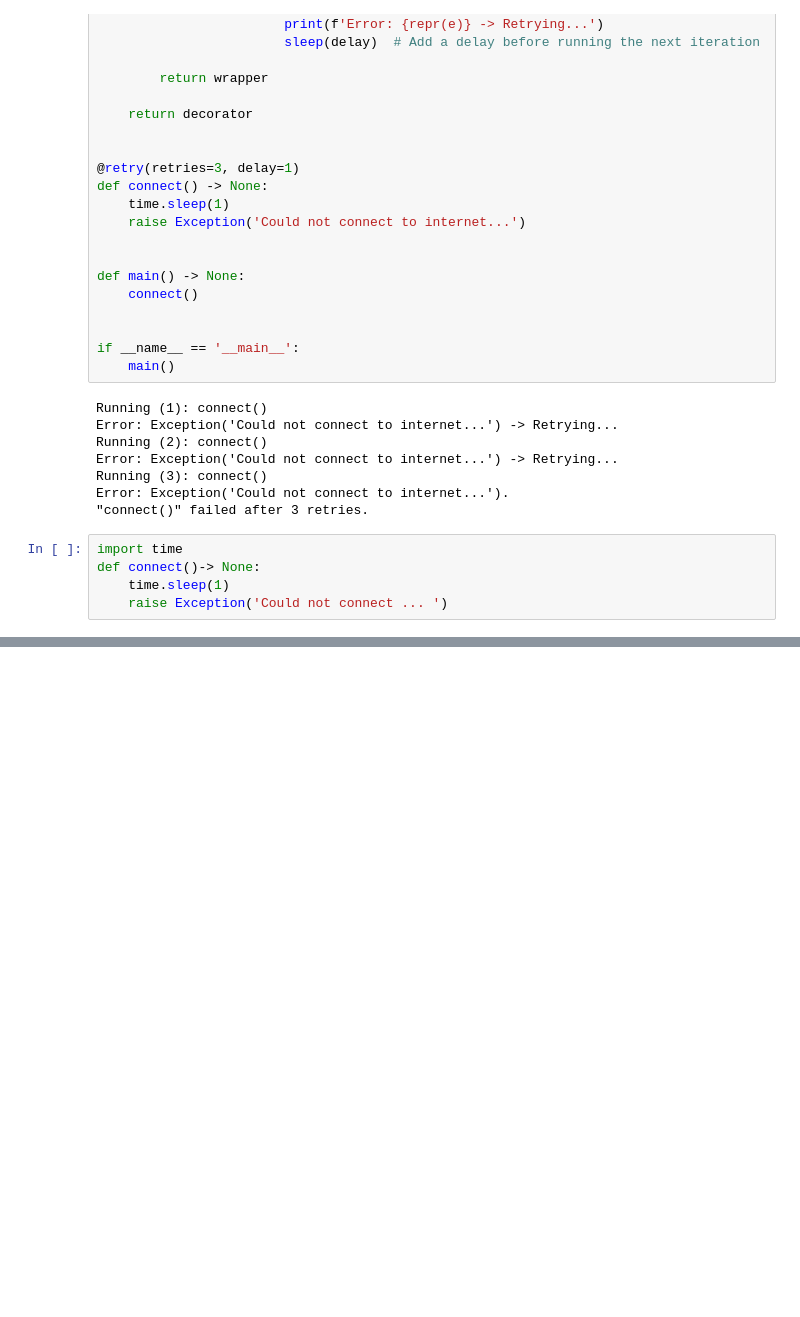
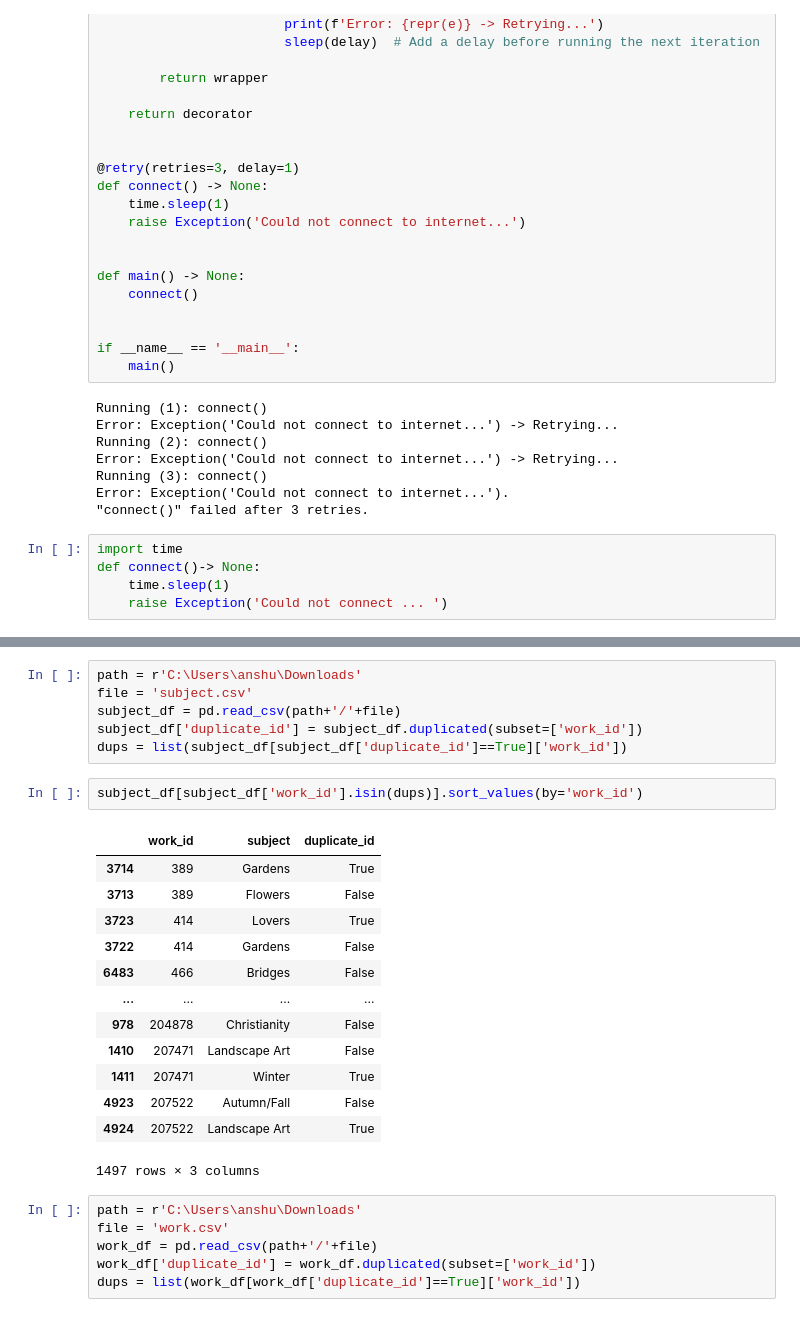
Before and after one commit to AnshuBantra/Python, a Jupyter notebook: Developer/Five_Useful_Decorators.ipynb, the cells around one changed output, grey strips where cells are left out. Cells and saved outputs as stored; diff of their text form; blank space fills up the shorter version.

```diff
--- a/Developer/Five_Useful_Decorators.ipynb
+++ b/Developer/Five_Useful_Decorators.ipynb
@@ -68,0 +122,28 @@ def connect()-> None:
+# %%
+path = r'C:\Users\anshu\Downloads'
+file = 'subject.csv'
+subject_df = pd.read_csv(path+'/'+file)
+subject_df['duplicate_id'] = subject_df.duplicated(subset=['work_id'])
+dups = list(subject_df[subject_df['duplicate_id']==True]['work_id'])
+# %%
+subject_df[subject_df['work_id'].isin(dups)].sort_values(by='work_id')
+# %% [output]
+|  | work_id | subject | duplicate_id |
+| 3714 | 389 | Gardens | True |
+| 3713 | 389 | Flowers | False |
+| 3723 | 414 | Lovers | True |
+| 3722 | 414 | Gardens | False |
+| 6483 | 466 | Bridges | False |
+| ... | ... | ... | ... |
+| 978 | 204878 | Christianity | False |
+| 1410 | 207471 | Landscape Art | False |
+| 1411 | 207471 | Winter | True |
+| 4923 | 207522 | Autumn/Fall | False |
+| 4924 | 207522 | Landscape Art | True |
+1497 rows × 3 columns
+# %%
+path = r'C:\Users\anshu\Downloads'
+file = 'work.csv'
+work_df = pd.read_csv(path+'/'+file)
+work_df['duplicate_id'] = work_df.duplicated(subset=['work_id'])
+dups = list(work_df[work_df['duplicate_id']==True]['work_id'])
```
Also changed, not shown: parts of 18 cells of this notebook, 2 other files.
